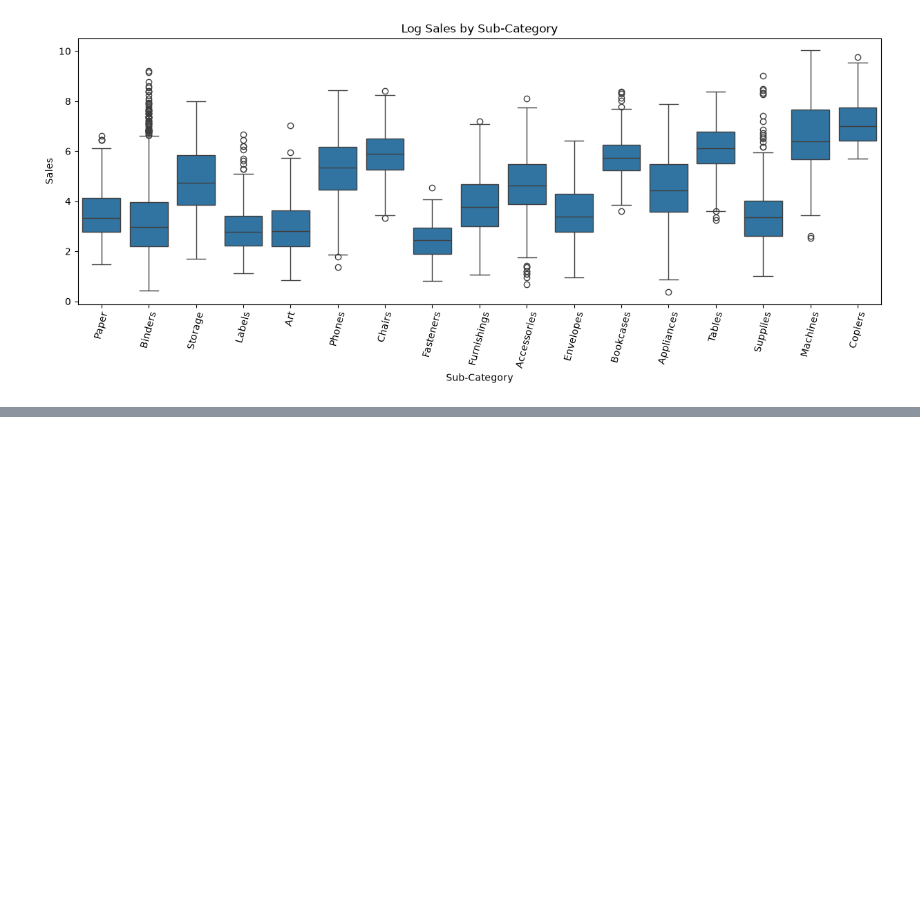
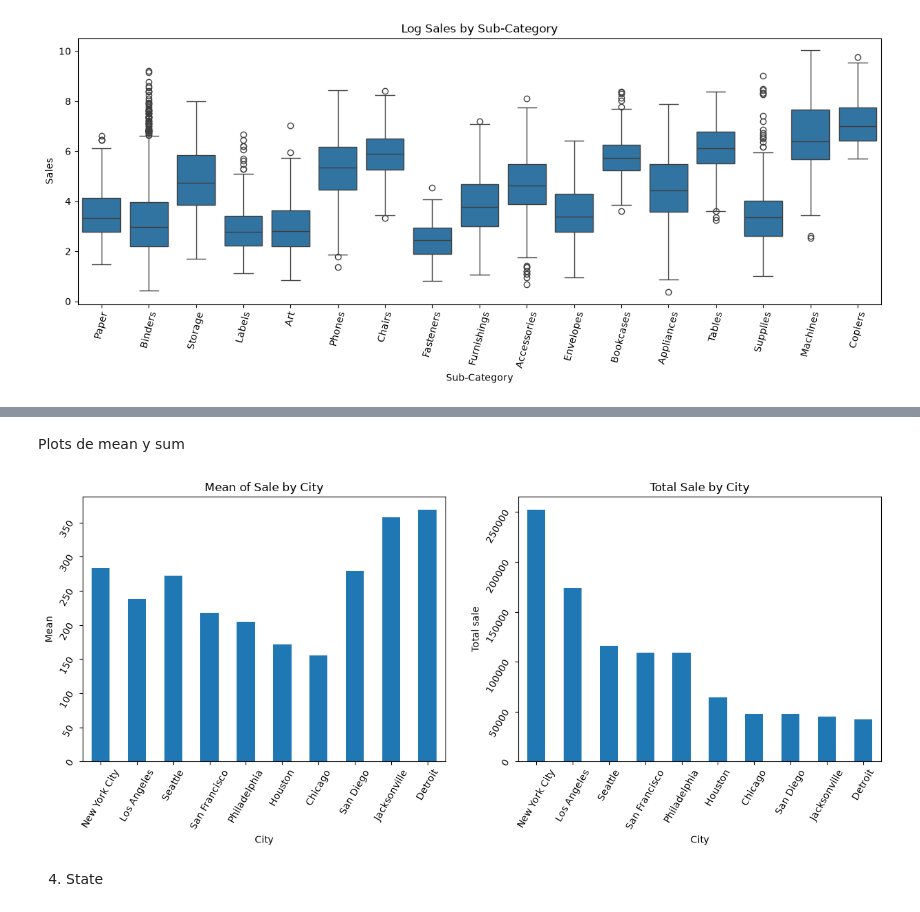
Before and after one commit to charligram/1_analisis_ventas, a Jupyter notebook: notebooks/01_EDA.ipynb, the cells around one changed output, grey strips where cells are left out. Cells and saved outputs as stored; diff of their text form; code cells hidden in the pictures; blank space fills up the shorter version.

```diff
--- a/notebooks/01_EDA.ipynb
+++ b/notebooks/01_EDA.ipynb
@@ -695,0 +819,3 @@ plt.show()
+# %%
+group_city_sales_stats = df.groupby('City')['Sales'].agg(['mean', 'sum'])
+group_city_sales_stats
@@ -695,0 +839,3 @@ plt.show()
+# %%
+group_city_sales_stats = group_city_sales_stats.sort_values(by='sum', ascending=False).head(10)
+group_city_sales_stats
@@ -695,0 +855,30 @@ plt.show()
+# %% [markdown]
+Plots de mean y sum
+# %%
+fig, axes = plt.subplots(1, 2, figsize=(15, 5))
+
+# Gráfico 1: mean
+group_city_sales_stats['mean'].plot(
+    kind='bar',
+    ax=axes[0]
+)
+axes[0].set_title('Mean of Sale by City')
+axes[0].set_xlabel('City')
+axes[0].set_ylabel('Mean')
+axes[0].tick_params(rotation=60)
+
+
+# Gráfico 2: sum
+group_city_sales_stats['sum'].plot(
+    kind='bar',
+    ax=axes[1]
+)
+axes[1].set_title('Total Sale by City')
+axes[1].set_xlabel('City')
+axes[1].set_ylabel('Total sale')
+axes[1].tick_params(rotation=60)
+axes[1].ticklabel_format(style='plain', axis='y')
+# %% [output]
+[figure, added]
+# %% [markdown]
+4. State
```
Also changed, not shown: parts of 27 cells of this notebook.
